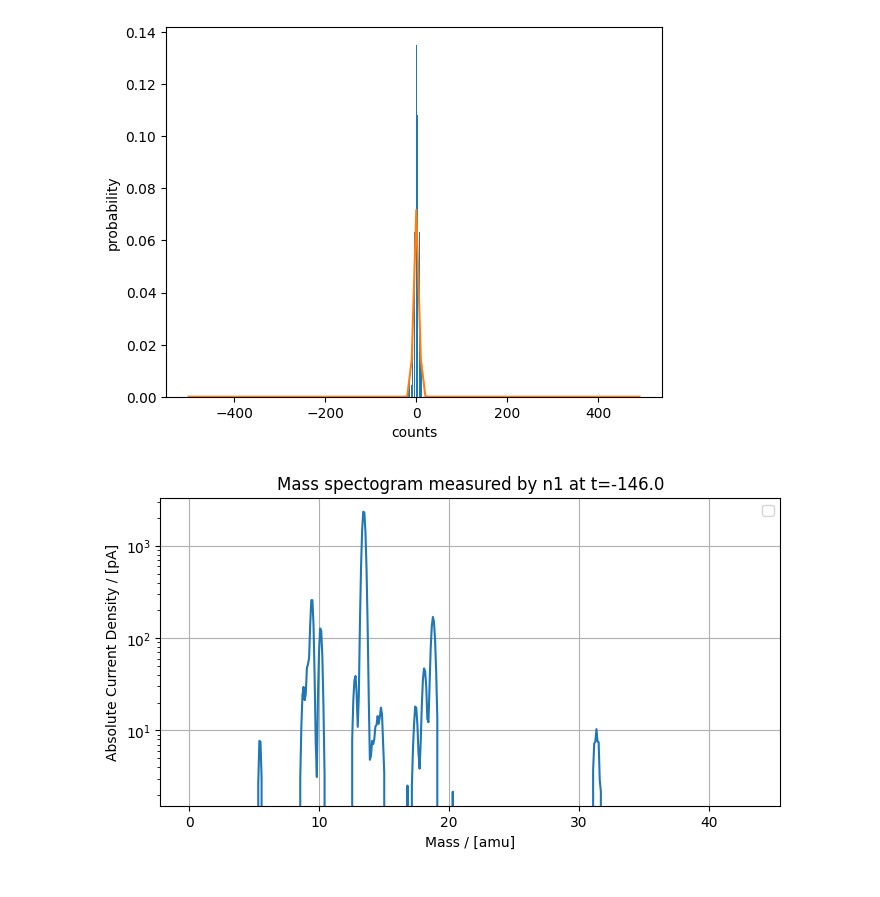
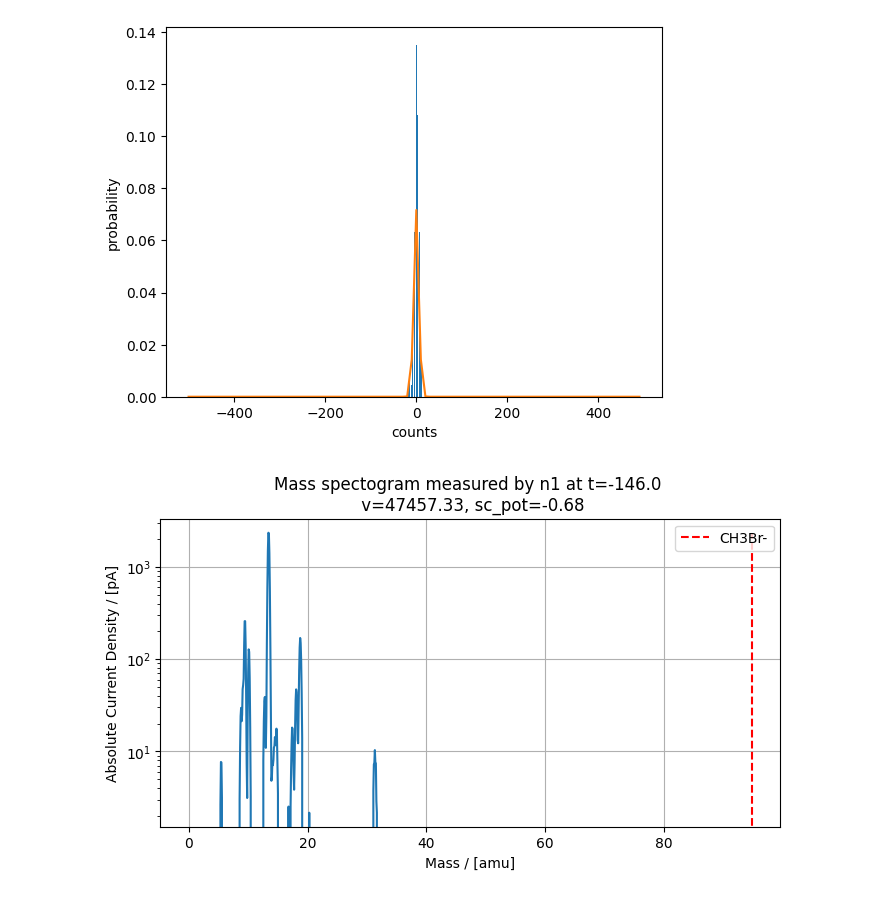
Before and after one commit to richarderikjohansson/JICA, a Jupyter notebook: lscripts/analyze_sec146.ipynb, the cells around one changed output. Saved outputs shown, nothing was run; the diff lists cells and outputs as text; code cells hidden in the pictures.

```diff
--- a/lscripts/analyze_sec146.ipynb
+++ b/lscripts/analyze_sec146.ipynb
@@ -52,21 +56,24 @@ density_n = mf.calc_current(spec_n_c, 'n1')
 # %% [output]
 1
 [figure]
+# %%
+MOL_n = 'CH3Br-'
+MOI_n = Formula(MOL_n).mass
 # %%
 fig, ax = plt.subplots(figsize=(8, 4))  # width=8 inches, height=4 inches
 
 ax.plot(mass_n, -density_n)
-
+ax.vlines(MOI_n, ymin=0, ymax=np.max(-density_n), label=MOL_n, colors='r', linestyles='--')
 # Add labels and title
 ax.set_xlabel('Mass / [amu]')
 ax.set_ylabel('Absolute Current Density / [pA]')
-ax.set_title(f'Mass spectogram measured by n1 at t={time_p[0]}')
+ax.set_title(f'Mass spectogram measured by n1 at t={time_p[0]} \n v={velocity[0]:.2f}, sc_pot={sc_pot[0]:.2f}')
 ax.legend()
 ax.set_yscale('log')
 # Optional: grid
 ax.grid(True)
 
 # Show the figure
 plt.show()
 # %% [output]
-[figure, old version]
+[figure, new version]
```
Also changed, not shown: parts of 3 cells of this notebook.
